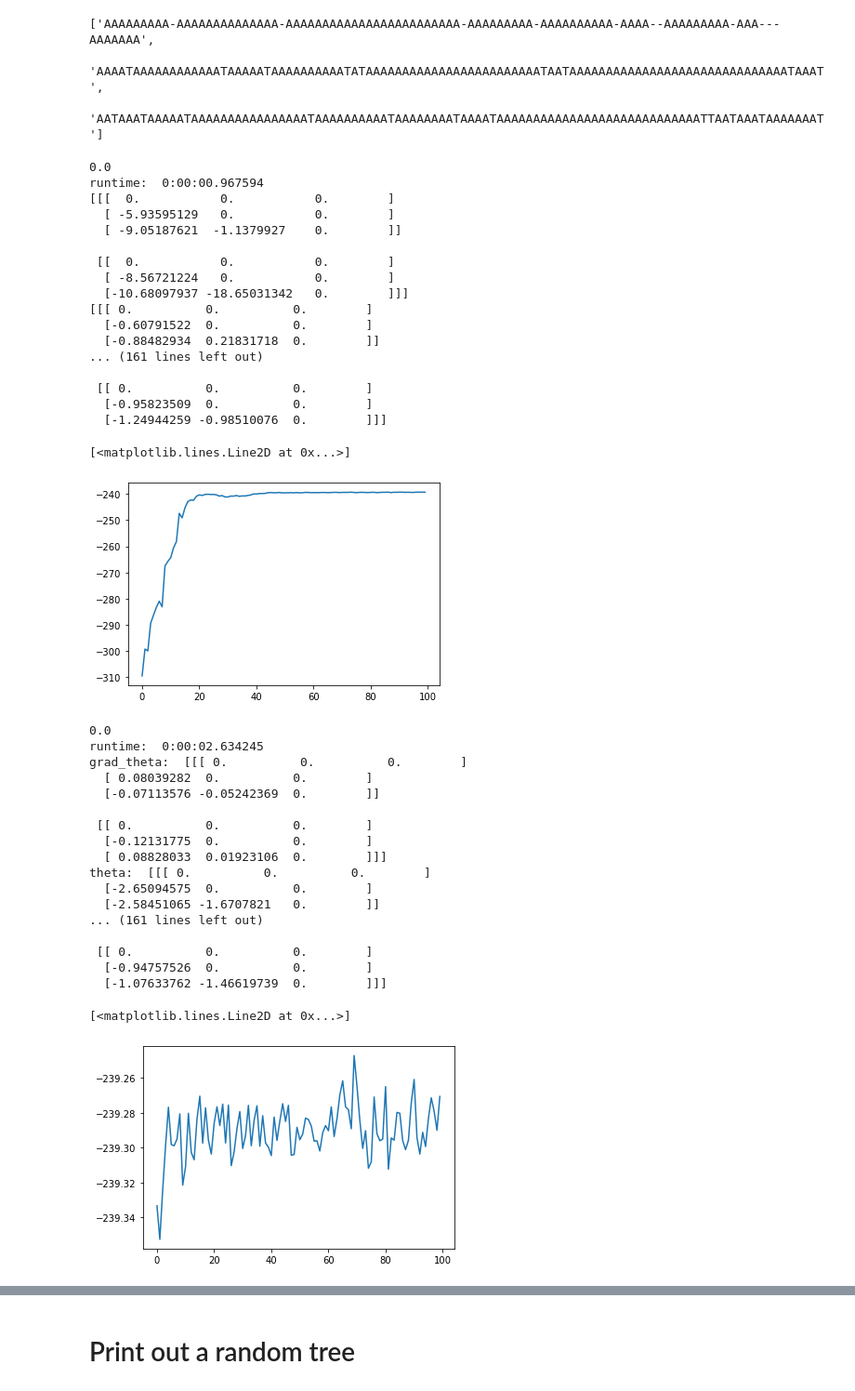
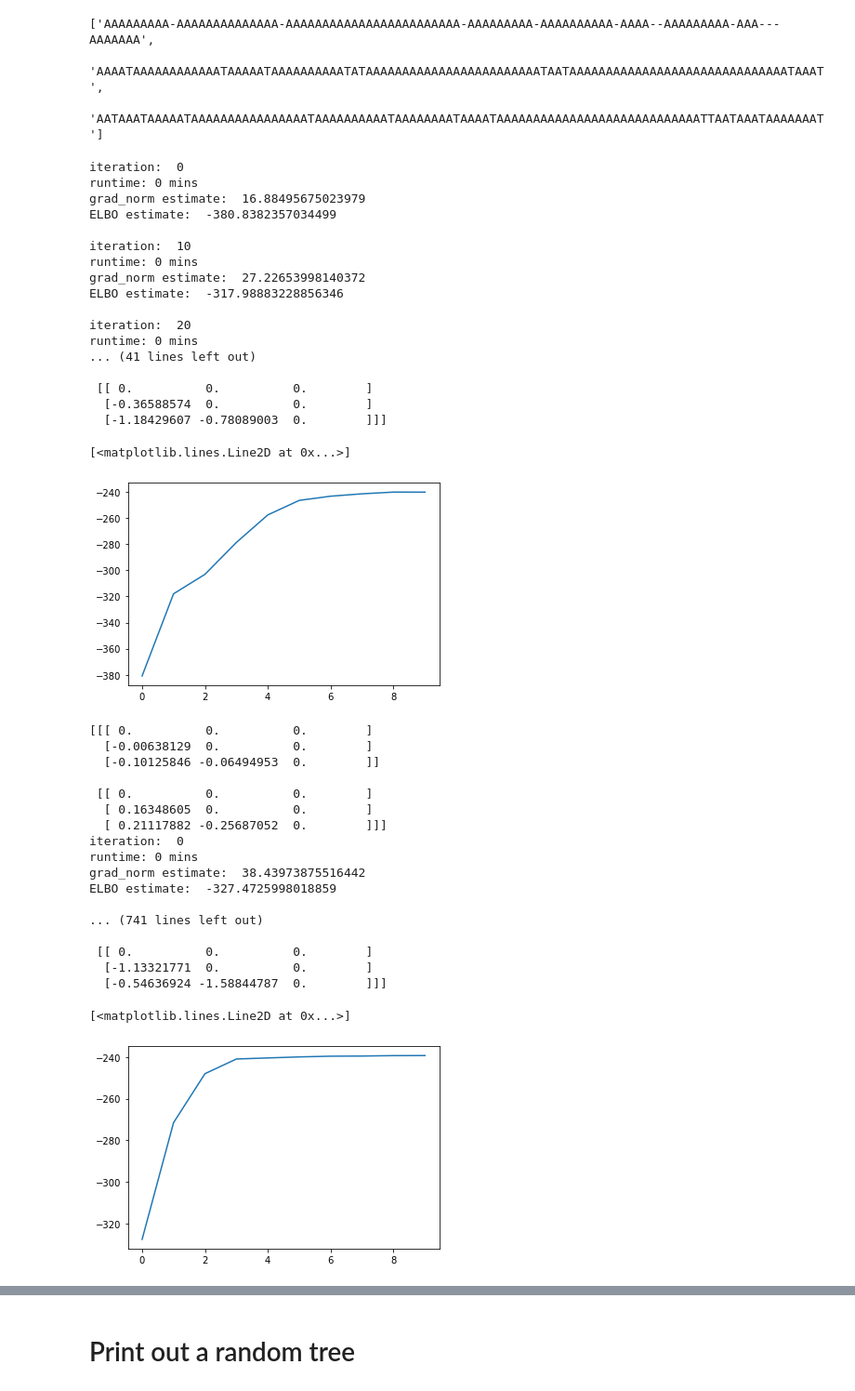
Before and after one commit to EvanSidrow/VIPR, a Jupyter notebook: src/3-taxa-plots.ipynb, the cells around one changed output, grey strips where cells are left out. Shown at 93% size. Drawn from its saved outputs; the diff is of its cells as text; code cells hidden in the pictures.

```diff
--- a/src/3-taxa-plots.ipynb
+++ b/src/3-taxa-plots.ipynb
@@ -64,10 +70,10 @@ tree_log_probs = np.log(tree_log_probs)
 # %%
 theta = np.zeros((2,n_species,n_species))
 
-theta[0] = np.random.normal(size = (n_species,n_species)) + np.log(pop_size)
-theta[0] = theta[0]*np.tril(np.ones((n_species,n_species)),k=-1)
-theta[1] = 0.01*np.random.normal(size = (n_species,n_species))
-theta[1] = theta[1]*np.tril(np.ones((n_species,n_species)),k=-1)
+#theta[0] = np.random.normal(size = (n_species,n_species)) + np.log(pop_size)
+#theta[0] = theta[0]*np.tril(np.ones((n_species,n_species)),k=-1)
+#theta[1] = 0.01*np.random.normal(size = (n_species,n_species))
+#theta[1] = theta[1]*np.tril(np.ones((n_species,n_species)),k=-1)
 
-print(theta.shape)
+print(theta)
 # %% [output]
@@ -98,57 +110,57 @@ genomes
 # %%
 optim_reparam = Optimizer(tree_log_probs,deepcopy(theta))
 
-optim_reparam.optimize_q_reparam(100,100,alphas=[0.1,0.1],
-                          print_out=True,pop_size=pop_size)
+optim_reparam.optimize_q_reparam(10,100,alphas=[0.1,0.1],pop_size=pop_size)
 
 print("final theta:",optim_reparam.theta)
 plt.plot(optim_reparam.ELBO_ests)
 # %% [output]
-0.0
-runtime:  0:00:00.967594
-[[[  0.           0.           0.        ]
-  [ -5.93595129   0.           0.        ]
-  [ -9.05187621  -1.1379927    0.        ]]
+iteration:  0
+runtime: 0 mins
+grad_norm estimate:  16.88495675023979
+ELBO estimate:  -380.8382357034499
 
- [[  0.           0.           0.        ]
-  [ -8.56721224   0.           0.        ]
-  [-10.68097937 -18.65031342   0.        ]]]
-[[[ 0.          0.          0.        ]
-  [-0.60791522  0.          0.        ]
-  [-0.88482934  0.21831718  0.        ]]
-... (161 lines left out)
+iteration:  10
+runtime: 0 mins
+grad_norm estimate:  27.22653998140372
+ELBO estimate:  -317.98883228856346
+
+iteration:  20
+runtime: 0 mins
+... (41 lines left out)
 
  [[ 0.          0.          0.        ]
-  [-0.95823509  0.          0.        ]
-  [-1.24944259 -0.98510076  0.        ]]]
+  [-0.36588574  0.          0.        ]
+  [-1.18429607 -0.78089003  0.        ]]]
 [<matplotlib.lines.Line2D at 0x...>]
-[figure, old version]
+[figure, new version]
 # %%
-optim_reinforce = Optimizer(tree_log_probs,deepcopy(optim_reparam.theta))
+np.random.seed(0)
+optim_reinforce = Optimizer(tree_log_probs,deepcopy(theta))
 
-optim_reinforce.optimize_q_reinforce(1000,100,alphas=[0.1,0.01],
-                                      print_out=True,pop_size=pop_size)
+optim_reinforce.optimize_q_reinforce(10,100,
+                                     alphas=[0.1,0.1],pop_size=pop_size)
 
 print("final theta:",optim_reinforce.theta)
 plt.plot(optim_reinforce.ELBO_ests)
 # %% [output]
-0.0
-runtime:  0:00:02.634245
-grad_theta:  [[[ 0.          0.          0.        ]
-  [ 0.08039282  0.          0.        ]
-  [-0.07113576 -0.05242369  0.        ]]
+[[[ 0.          0.          0.        ]
+  [-0.00638129  0.          0.        ]
+  [-0.10125846 -0.06494953  0.        ]]
 
  [[ 0.          0.          0.        ]
-  [-0.12131775  0.          0.        ]
-  [ 0.08828033  0.01923106  0.        ]]]
-theta:  [[[ 0.          0.          0.        ]
-  [-2.65094575  0.          0.        ]
-  [-2.58451065 -1.6707821   0.        ]]
-... (161 lines left out)
+  [ 0.16348605  0.          0.        ]
+  [ 0.21117882 -0.25687052  0.        ]]]
+iteration:  0
+runtime: 0 mins
+grad_norm estimate:  38.43973875516442
+ELBO estimate:  -327.4725998018859
+
+... (741 lines left out)
 
  [[ 0.          0.          0.        ]
-  [-0.94757526  0.          0.        ]
-  [-1.07633762 -1.46619739  0.        ]]]
+  [-1.13321771  0.          0.        ]
+  [-0.54636924 -1.58844787  0.        ]]]
 [<matplotlib.lines.Line2D at 0x...>]
-[figure, old version]
+[figure, new version]
 # %%
```
Also changed, not shown: parts of 17 cells of this notebook, 20 other files.
